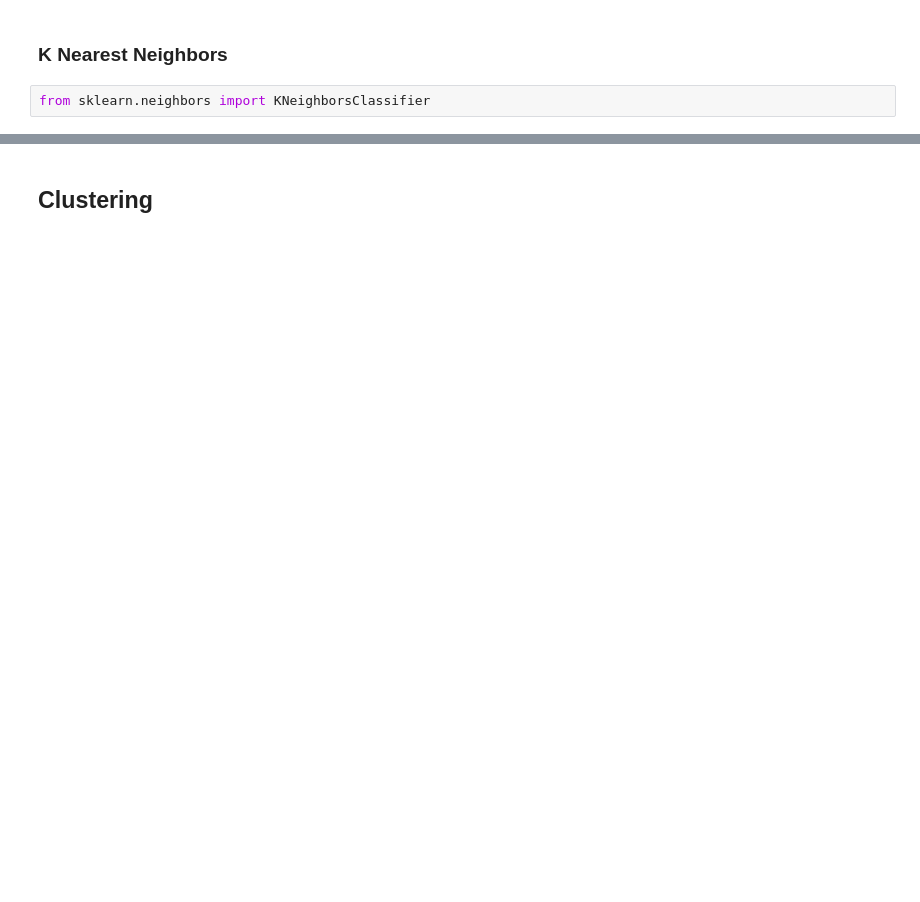
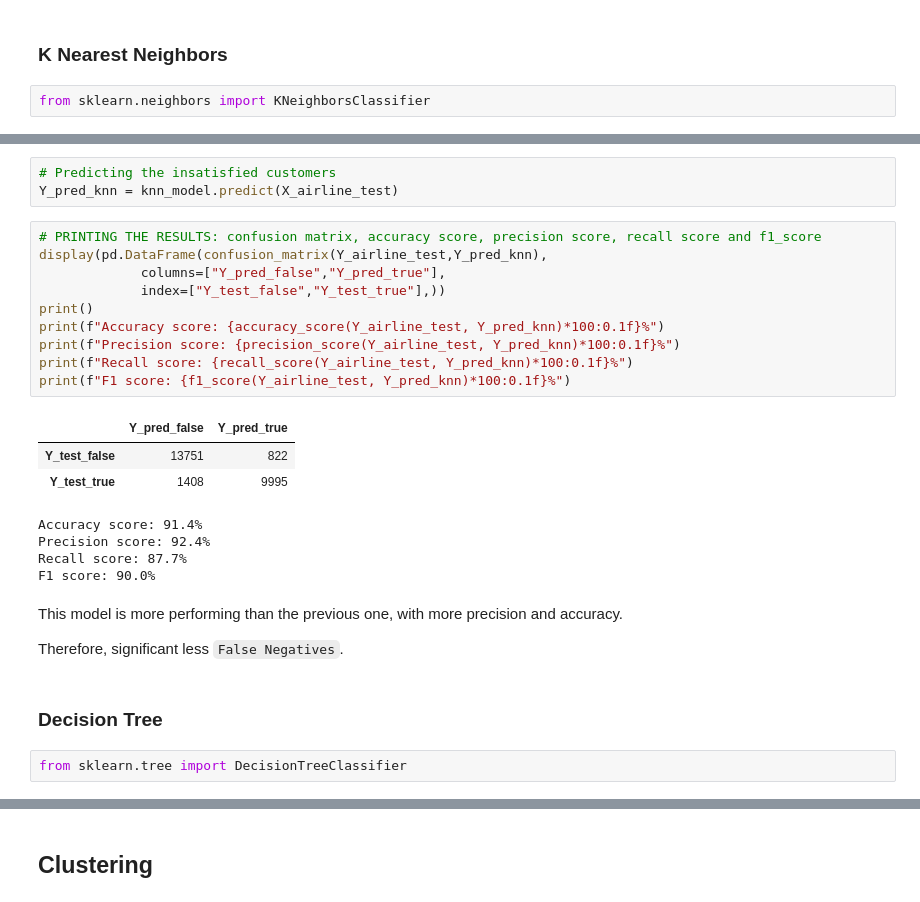
Before and after one commit to leo-cavalcante/airline-passenger-satisfaction, a Jupyter notebook: Airline Passenger Satisfaction.ipynb, the cells around one changed output, grey strips where cells are left out. Saved outputs shown, nothing was run; the diff lists cells and outputs as text; blank space fills up the shorter version.

Commit message:
Models constructions

```diff
--- a/Airline Passenger Satisfaction.ipynb
+++ b/Airline Passenger Satisfaction.ipynb
@@ -828,0 +826,29 @@ Y_pred_knn = knn_model.predict(X_airline_train)
+# %%
+# Predicting the insatisfied customers
+Y_pred_knn = knn_model.predict(X_airline_test)
+# %%
+# PRINTING THE RESULTS: confusion matrix, accuracy score, precision score, recall score and f1_score
+display(pd.DataFrame(confusion_matrix(Y_airline_test,Y_pred_knn),
+             columns=["Y_pred_false","Y_pred_true"],
+             index=["Y_test_false","Y_test_true"],))
+print()
+print(f"Accuracy score: {accuracy_score(Y_airline_test, Y_pred_knn)*100:0.1f}%")
+print(f"Precision score: {precision_score(Y_airline_test, Y_pred_knn)*100:0.1f}%")
+print(f"Recall score: {recall_score(Y_airline_test, Y_pred_knn)*100:0.1f}%")
+print(f"F1 score: {f1_score(Y_airline_test, Y_pred_knn)*100:0.1f}%")
+# %% [output]
+|  | Y_pred_false | Y_pred_true |
+| Y_test_false | 13751 | 822 |
+| Y_test_true | 1408 | 9995 |
+Accuracy score: 91.4%
+Precision score: 92.4%
+Recall score: 87.7%
+F1 score: 90.0%
+# %% [markdown]
+This model is more performing than the previous one, with more precision and accuracy.
+
+Therefore, significant less `False Negatives`.
+# %% [markdown]
+### Decision Tree
+# %%
+from sklearn.tree import DecisionTreeClassifier
```
Also changed, not shown: parts of 25 cells of this notebook.
